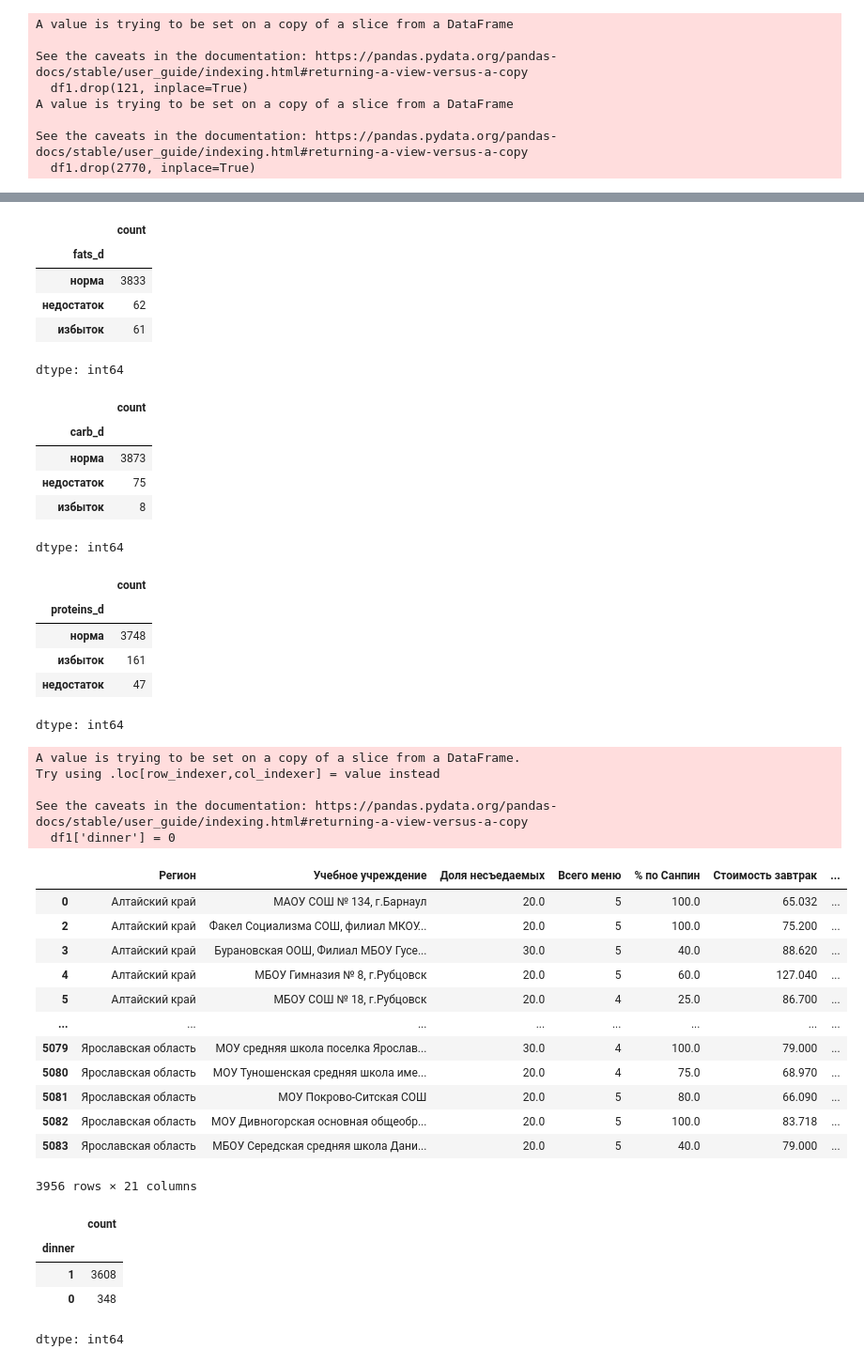
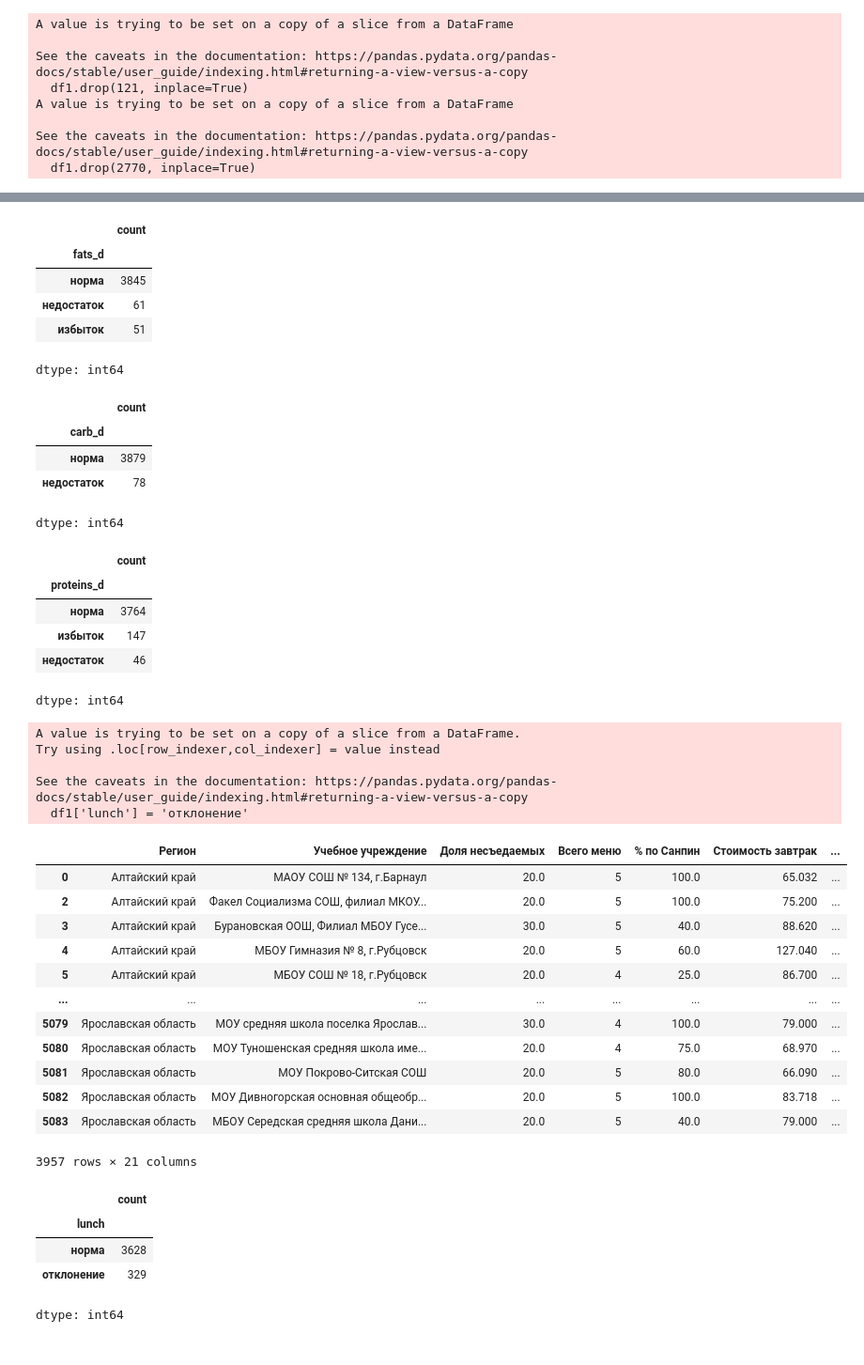
Before and after one commit to Tiffany155/parsing, a Jupyter notebook: итоговая_обработка.ipynb, the cells around one changed output, grey strips where cells are left out. Shown at 94% size. Cells and saved outputs as stored; diff of their text form; code cells hidden in the pictures.

```diff
--- a/итоговая_обработка.ipynb
+++ b/итоговая_обработка.ipynb
@@ -71,0 +139,4 @@ df.describe()
+# %%
+# удаляем дуликаты
+df1.drop_duplicates(subset = ['Учебное учреждение'], inplace=True)
+df1.drop_duplicates(subset = ['Бз','Жз','Уз','Бо','Жо','Уо'], inplace=True)
@@ -724,9 +702,10 @@ df1['fats_b'].value_counts()
 | недостаток | 110 |
 dtype: int64
 # %%
-df1['breakf'] = 0
+#теперь создадим отдельную колонку для завтрака, в которую скомпилируем результаты по всем нутриентам
+df1['breakf'] = 'отклонение'
 condition = (df1['proteins_b'] == 'норма') & (df1['fats_b'] == 'норма')& (df1['carb_b'] == 'норма')
-df1.loc[condition, 'breakf'] = 1
+df1.loc[condition, 'breakf'] = 'норма'
 df1
 # %% [output]
 A value is trying to be set on a copy of a slice from a DataFrame.
@@ -809,39 +791,39 @@ df1['fats_d'].value_counts()
 # %% [output]
 |  | count |
 | fats_d |  |
-| норма | 3833 |
-| недостаток | 62 |
-| избыток | 61 |
+| норма | 3845 |
+| недостаток | 61 |
+| избыток | 51 |
 dtype: int64
 # %%
 df1['carb_d'].value_counts()
 # %% [output]
 |  | count |
 | carb_d |  |
-| норма | 3873 |
-| недостаток | 75 |
-| избыток | 8 |
+| норма | 3879 |
+| недостаток | 78 |
 dtype: int64
 # %%
 df1['proteins_d'].value_counts()
 # %% [output]
 |  | count |
 | proteins_d |  |
-| норма | 3748 |
-| избыток | 161 |
-| недостаток | 47 |
+| норма | 3764 |
+| избыток | 147 |
+| недостаток | 46 |
 dtype: int64
 # %%
-df1['dinner'] = 0
+#компиляция результатов трёх колонок по бжу
+df1['lunch'] = 'отклонение'
 condition = (df1['proteins_d'] == 'норма') & (df1['fats_d'] == 'норма')& (df1['carb_d'] == 'норма')
-df1.loc[condition, 'dinner'] = 1
+df1.loc[condition, 'lunch'] = 'норма'
 df1
 # %% [output]
 A value is trying to be set on a copy of a slice from a DataFrame.
 Try using .loc[row_indexer,col_indexer] = value instead
 
 See the caveats in the documentation: https://pandas.pydata.org/pandas-docs/stable/user_guide/indexing.html#returning-a-view-versus-a-copy
-  df1['dinner'] = 0
+  df1['lunch'] = 'отклонение'
 |  | Регион | Учебное учреждение | Доля несъедаемых | Всего меню | % по Санпин | Стоимость завтрак | ... |
 | 0 | Алтайский край | МАОУ СОШ № 134, г.Барнаул | 20.0 | 5 | 100.0 | 65.032 | ... |
 | 2 | Алтайский край | Факел Социализма СОШ, филиал МКОУ... | 20.0 | 5 | 100.0 | 75.200 | ... |
@@ -854,12 +836,12 @@ See the caveats in the documentation: https://pandas.pydata.org/pandas-docs/stab
 | 5081 | Ярославская область | МОУ Покрово-Ситская СОШ | 20.0 | 5 | 80.0 | 66.090 | ... |
 | 5082 | Ярославская область | МОУ Дивногорская основная общеобр... | 20.0 | 5 | 100.0 | 83.718 | ... |
 | 5083 | Ярославская область | МБОУ Середская средняя школа Дани... | 20.0 | 5 | 40.0 | 79.000 | ... |
-3956 rows × 21 columns
+3957 rows × 21 columns
 # %%
-df1['dinner'].value_counts()
+df1['lunch'].value_counts()
 # %% [output]
 |  | count |
-| dinner |  |
-| 1 | 3608 |
-| 0 | 348 |
+| lunch |  |
+| норма | 3628 |
+| отклонение | 329 |
 dtype: int64
```
Also changed, not shown: parts of 67 cells of this notebook.
